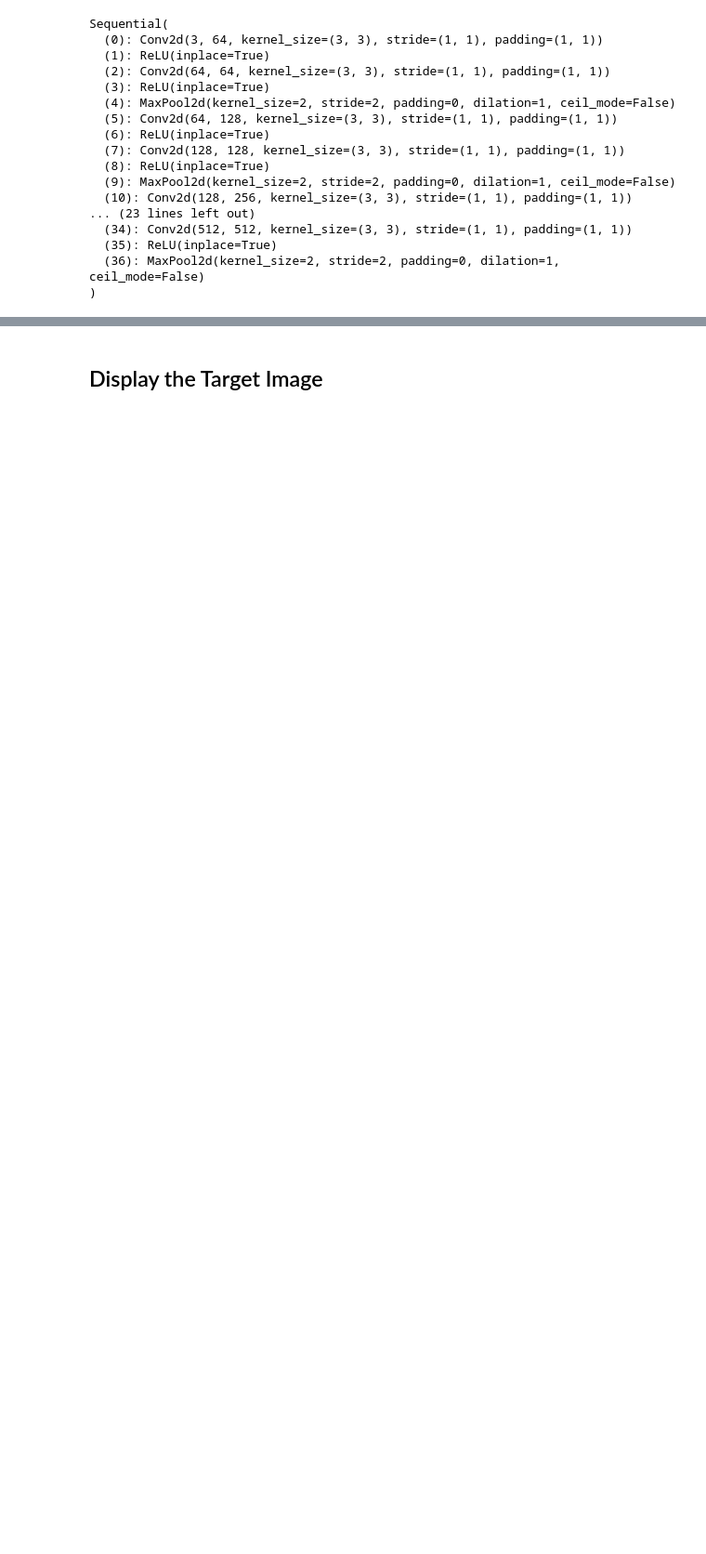
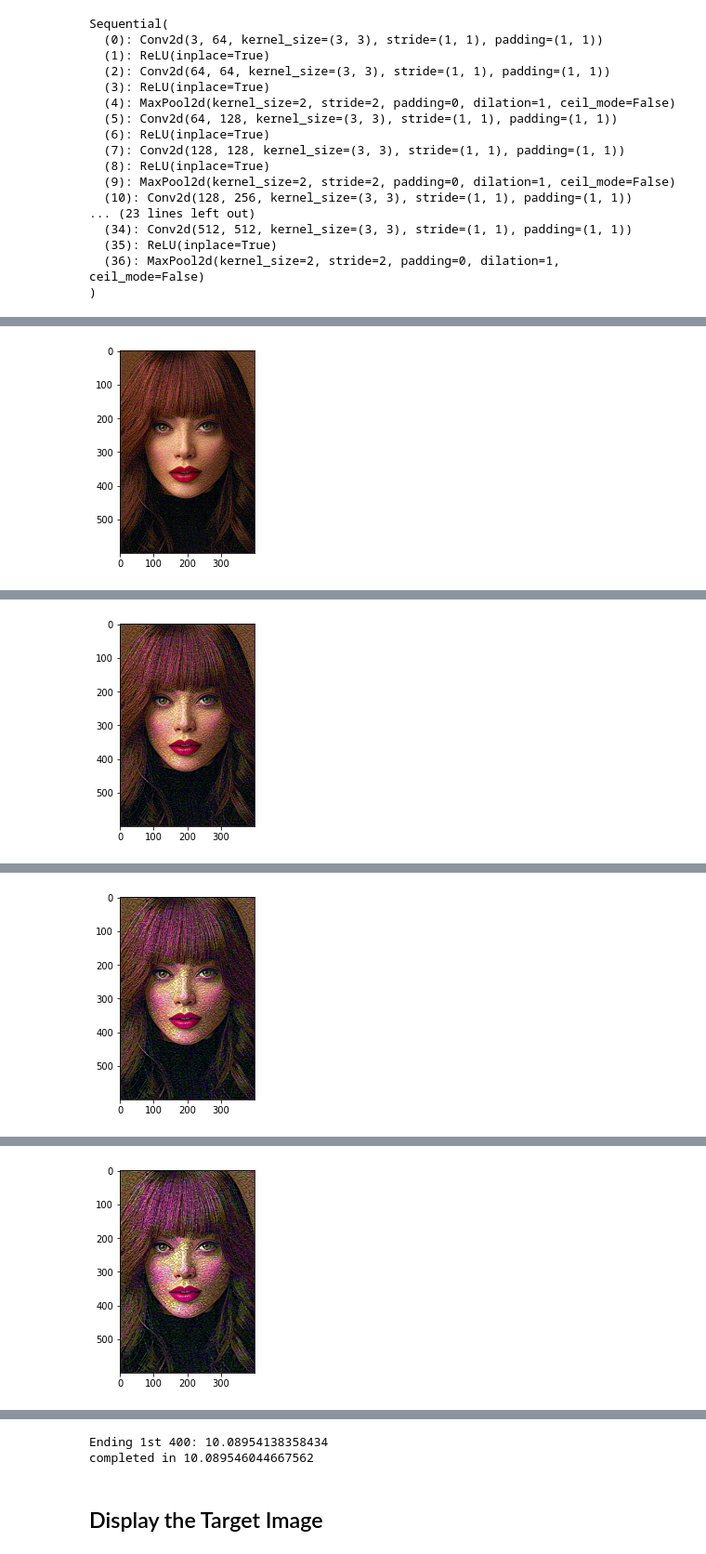
Before and after one commit to SwayamInSync/deep-learning, a Jupyter notebook: style transfer/Style_Transfer.ipynb, the cells around one changed output, grey strips where cells are left out. Shown at 93% size. Cells and saved outputs as stored; diff of their text form; code cells hidden in the pictures; blank space fills up the shorter version.

```diff
--- a/style transfer/Style_Transfer.ipynb
+++ b/style transfer/Style_Transfer.ipynb
@@ -10,6 +20,14 @@ import torch
 import torch.optim as optim
 import requests
 from torchvision import transforms, models
+# %%
+# getting the "features" portion of VGG19
+# vgg19.classifier contains the 3 fc layers that are not needed
+vgg = models.vgg19(pretrained=True).features
+
+
+for param in vgg.parameters():
+    param.requires_grad_(False)
 # %%
 # move the model to GPU, if available
 device = torch.device("cuda" if torch.cuda.is_available() else "cpu")
@@ -188,17 +199,17 @@ style_weights = {'conv1_1': 1.,
 content_weight = 1  # alpha
 style_weight = 1e6  # beta
 # %%
+start = time.time()
 show_every = 400
 
-
 optimizer = optim.Adam([target], lr=0.003)
-steps = 5000
+steps = 2000
 
 for ii in range(1, steps+1):
 
+
     target_features = get_features(target, vgg)
     content_loss = torch.mean((target_features['conv4_2'] - content_features['conv4_2'])**2)
-
 
     style_loss = 0
     for layer in style_weights:
@@ -212,6 +223,7 @@ for ii in range(1, steps+1):
 
         style_loss += layer_style_loss / (d * h * w)
 
+
     total_loss = style_weight*style_loss + content_weight*content_loss
 
 
@@ -223,4 +235,7 @@ for ii in range(1, steps+1):
         print('Total loss: ', total_loss.item())
         plt.imshow(im_convert(target))
         plt.show()
+        print(f"Ending 1st 400: {(time.time() - start)/60}")
+
+print(f"completed in {(time.time() - start)/60}")
 # %% [output]
@@ -227,0 +243 @@ KeyboardInterrupt:
+[figure, added]
@@ -227,0 +246 @@ KeyboardInterrupt:
+[figure, added]
@@ -227,0 +249 @@ KeyboardInterrupt:
+[figure, added]
@@ -227,0 +252 @@ KeyboardInterrupt:
+[figure, added]
@@ -228,3 +256,5 @@ KeyboardInterrupt:
+Ending 1st 400: 10.08954138358434
+completed in 10.089546044667562
 # %% [markdown]
 ## Display the Target Image
 # %%
```
Also changed, not shown: parts of 14 cells of this notebook, 1 other file.
